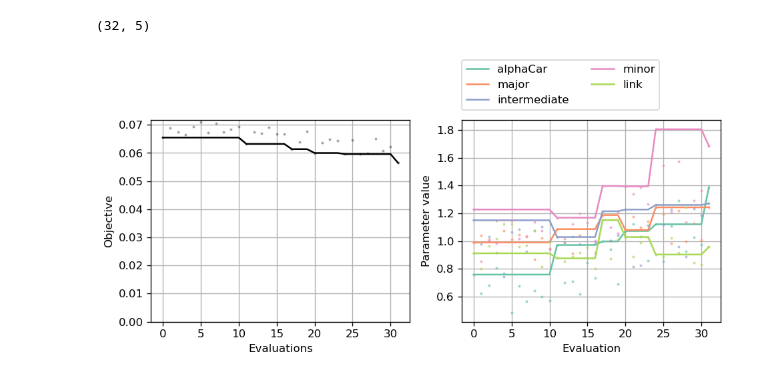
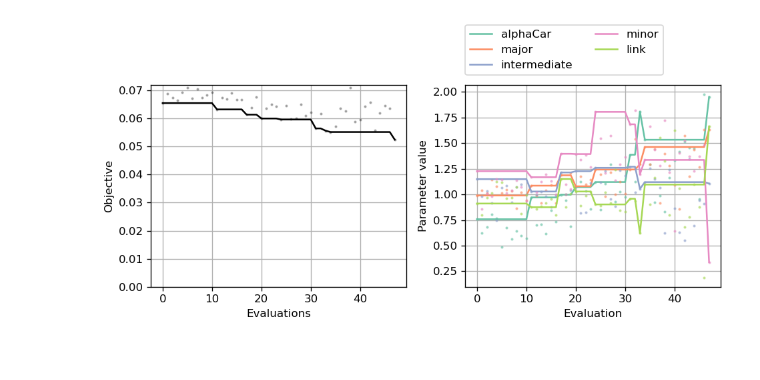
Before and after one commit to sebhoerl/boptx, a Jupyter notebook: examples/eqasim/Daily Flow.ipynb, the cells around one changed output. Cells and saved outputs as stored; diff of their text form; code cells hidden in the pictures.

```diff
--- a/examples/eqasim/Daily Flow.ipynb
+++ b/examples/eqasim/Daily Flow.ipynb
@@ -14,5 +14,5 @@ calibration_daily_flow_14june.p               100% 4186KB  22.0MB/s   00:00
 # %%
-with open("calibration_daily_flow_14june.p", "rb") as f:
+with open("calibration_daily_flow.p", "rb") as f:
     data = pickle.load(f)
 # %%
 indices = [
@@ -148,34 +145,31 @@ plt.xlabel("Evaluations")
 plt.ylabel("Objective")
 plt.grid()
 
 plt.subplot(1, 2, 2)
 
 best_values = np.array([
     values[i] for i in best_indices
 ])
 
 import palettable
 colors = palettable.colorbrewer.qualitative.Set2_7.mpl_colors
 #colors = palettable.cubehelix.Cubehelix.make(start=0.3, rotation=-0.5, n=16).mpl_colors
 
 labels = [
     "alphaCar", "major", "intermediate", "minor", "link"
 ]
 
 for k in range(values.shape[1]):
     plt.plot(values[:,k], ".", color = colors[k], alpha = 0.5, markersize = 3)
     plt.plot(best_values[:,k], color = colors[k], label = labels[k])
 
 plt.grid()
 plt.xlabel("Evaluation")
 plt.ylabel("Parameter value")
 plt.legend(loc = (0,1.05), ncol = 2)
 
 #plt.ylim([-2.0, 2.0])
 
 plt.tight_layout()
-plt.savefig("example.png")
-values.shape
 # %% [output]
-(32, 5)
-[figure, old version]
+[figure, new version]
```
Also changed, not shown: parts of 4 cells of this notebook, 3 other files.
